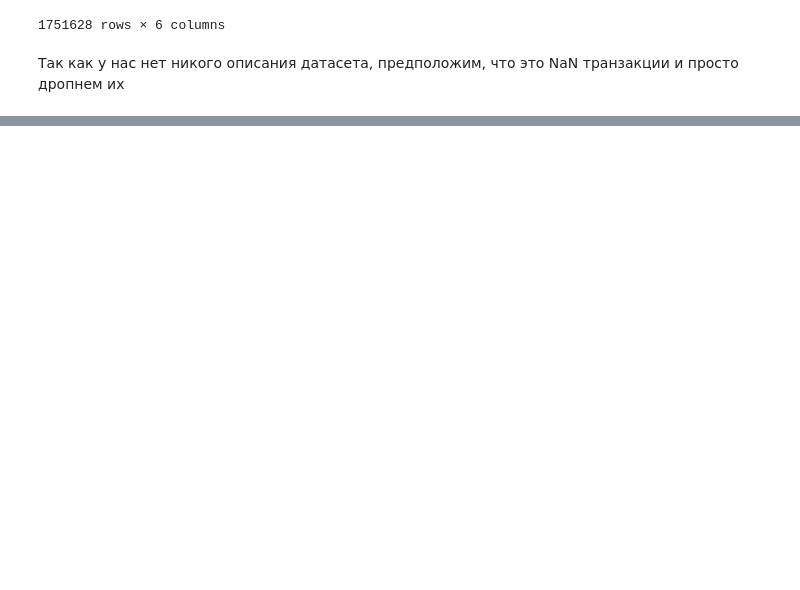
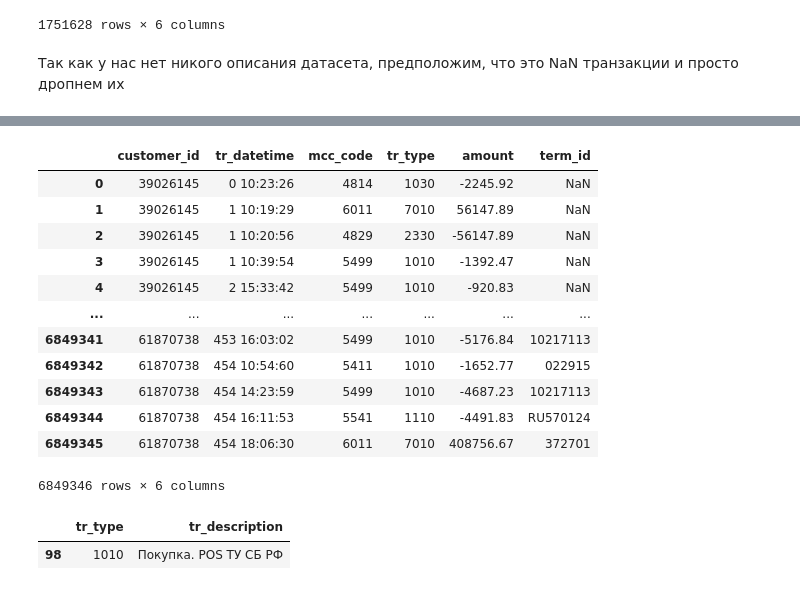
Before and after one commit to nokiroki/NLP-Transactions, a Jupyter notebook: notebooks/data_analysis.ipynb, the cells around one changed output, grey strips where cells are left out. Cells and saved outputs as stored; diff of their text form; code cells hidden in the pictures; blank space fills up the shorter version.

```diff
--- a/notebooks/data_analysis.ipynb
+++ b/notebooks/data_analysis.ipynb
@@ -108,0 +120,25 @@ df_transactions
+# %%
+df_tr_types = pd.read_csv('..\\data\\gender\\tr_types.csv', sep=';')
+df_tr_mcc_codes = pd.read_csv('..\\data\\gender\\tr_mcc_codes.csv', sep=';')
+df_transactions = pd.read_csv('..\\data\\gender\\transactions.csv')
+# %%
+df_transactions
+# %% [output]
+|  | customer_id | tr_datetime | mcc_code | tr_type | amount | term_id |
+| 0 | 39026145 | 0 10:23:26 | 4814 | 1030 | -2245.92 | NaN |
+| 1 | 39026145 | 1 10:19:29 | 6011 | 7010 | 56147.89 | NaN |
+| 2 | 39026145 | 1 10:20:56 | 4829 | 2330 | -56147.89 | NaN |
+| 3 | 39026145 | 1 10:39:54 | 5499 | 1010 | -1392.47 | NaN |
+| 4 | 39026145 | 2 15:33:42 | 5499 | 1010 | -920.83 | NaN |
+| ... | ... | ... | ... | ... | ... | ... |
+| 6849341 | 61870738 | 453 16:03:02 | 5499 | 1010 | -5176.84 | 10217113 |
+| 6849342 | 61870738 | 454 10:54:60 | 5411 | 1010 | -1652.77 | 022915 |
+| 6849343 | 61870738 | 454 14:23:59 | 5499 | 1010 | -4687.23 | 10217113 |
+| 6849344 | 61870738 | 454 16:11:53 | 5541 | 1110 | -4491.83 | RU570124 |
+| 6849345 | 61870738 | 454 18:06:30 | 6011 | 7010 | 408756.67 | 372701 |
+6849346 rows × 6 columns
+# %%
+df_tr_types[df_tr_types['tr_type'] == 1010]
+# %% [output]
+|  | tr_type | tr_description |
+| 98 | 1010 | Покупка. POS ТУ СБ РФ |
```
Also changed, not shown: parts of 9 cells of this notebook.
